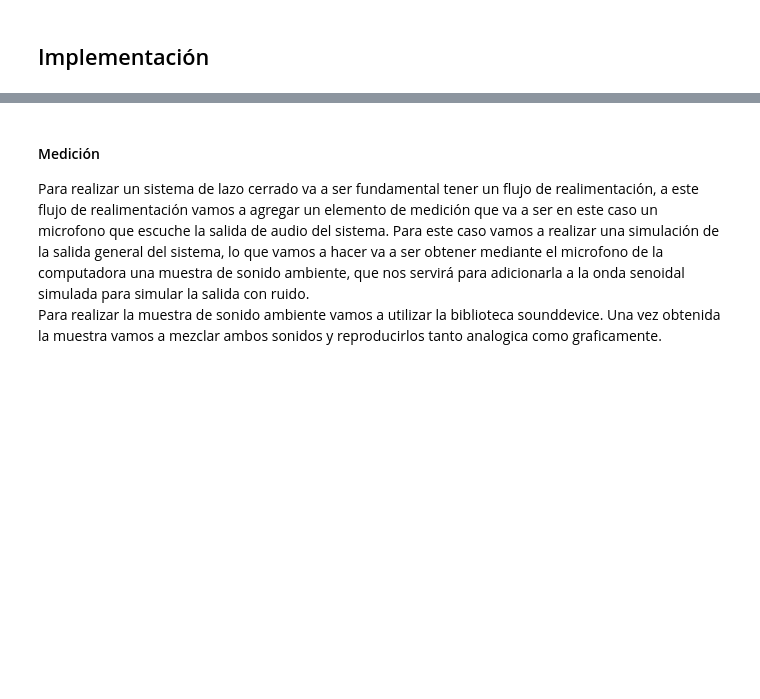
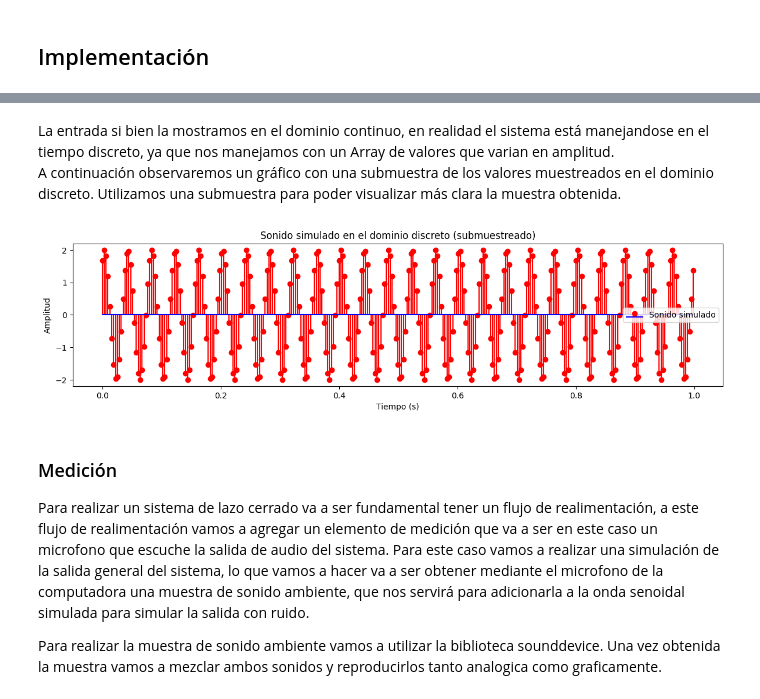
Before and after one commit to Leon7reynosa/Active-noise-cancellation-simulation, a Jupyter notebook: ANC-Simulation-TDC.ipynb, the cells around one changed output, grey strips where cells are left out. Drawn from its saved outputs; the diff is of its cells as text; code cells hidden in the pictures; blank space fills up the shorter version.

```diff
--- a/ANC-Simulation-TDC.ipynb
+++ b/ANC-Simulation-TDC.ipynb
@@ -56,6 +69,37 @@ Reproducción de sonido simulado. Enter para finalizar
+# %% [markdown]
+La entrada si bien la mostramos en el dominio continuo, en realidad el sistema está manejandose en el tiempo discreto, ya que nos manejamos con un Array de valores que varian en amplitud.
+A continuación observaremos un gráfico con una submuestra de los valores muestreados en el dominio discreto. Utilizamos una submuestra para poder visualizar más clara la muestra obtenida.
+# %%
+import numpy as np
+import sounddevice as sd
+import matplotlib.pyplot as plt
+
+# Configuración del submuestreo.
+submuestreo_factor = 64  # Factor de submuestreo (ajusta según sea necesario)
+t_discreto = np.arange(0, duration, 1/fs)  # Vector de tiempo discreto
+
+# Submuestrear las señales
+t_discreto_submuestreado = t_discreto[::submuestreo_factor]
+sonido_simulado_submuestreado = sonido_simulado[::submuestreo_factor]
+
+# Visualizar las señales de manera discreta submuestreadas
+plt.figure(figsize=(12, 6))
+
+plt.subplot(2, 1, 1)
+plt.stem(t_discreto_submuestreado, sonido_simulado_submuestreado, label='Sonido simulado', basefmt="b-", linefmt="r-", markerfmt="ro")
+plt.title('Sonido simulado en el dominio discreto (submuestreado)')
+plt.xlabel('Tiempo (s)')
+plt.ylabel('Amplitud')
+plt.legend()
+
+plt.tight_layout()
+plt.show()
+# %% [output]
+[figure, added]
 # %% [markdown]
-#### Medición
+### Medición
 Para realizar un sistema de lazo cerrado va a ser fundamental tener un flujo de realimentación, a este flujo de realimentación vamos a agregar un elemento de medición que va a ser en este caso un microfono que escuche la salida de audio del sistema. Para este caso vamos a realizar una simulación de la salida general del sistema, lo que vamos a hacer va a ser obtener mediante el microfono de la computadora una muestra de sonido ambiente, que nos servirá para adicionarla a la onda senoidal simulada para simular la salida con ruido.
+
 Para realizar la muestra de sonido ambiente vamos a utilizar la biblioteca sounddevice. Una vez obtenida la muestra vamos a mezclar ambos sonidos y reproducirlos tanto analogica como graficamente.
 # %%
 import sounddevice as sd
```
Also changed, not shown: parts of 15 cells of this notebook.
